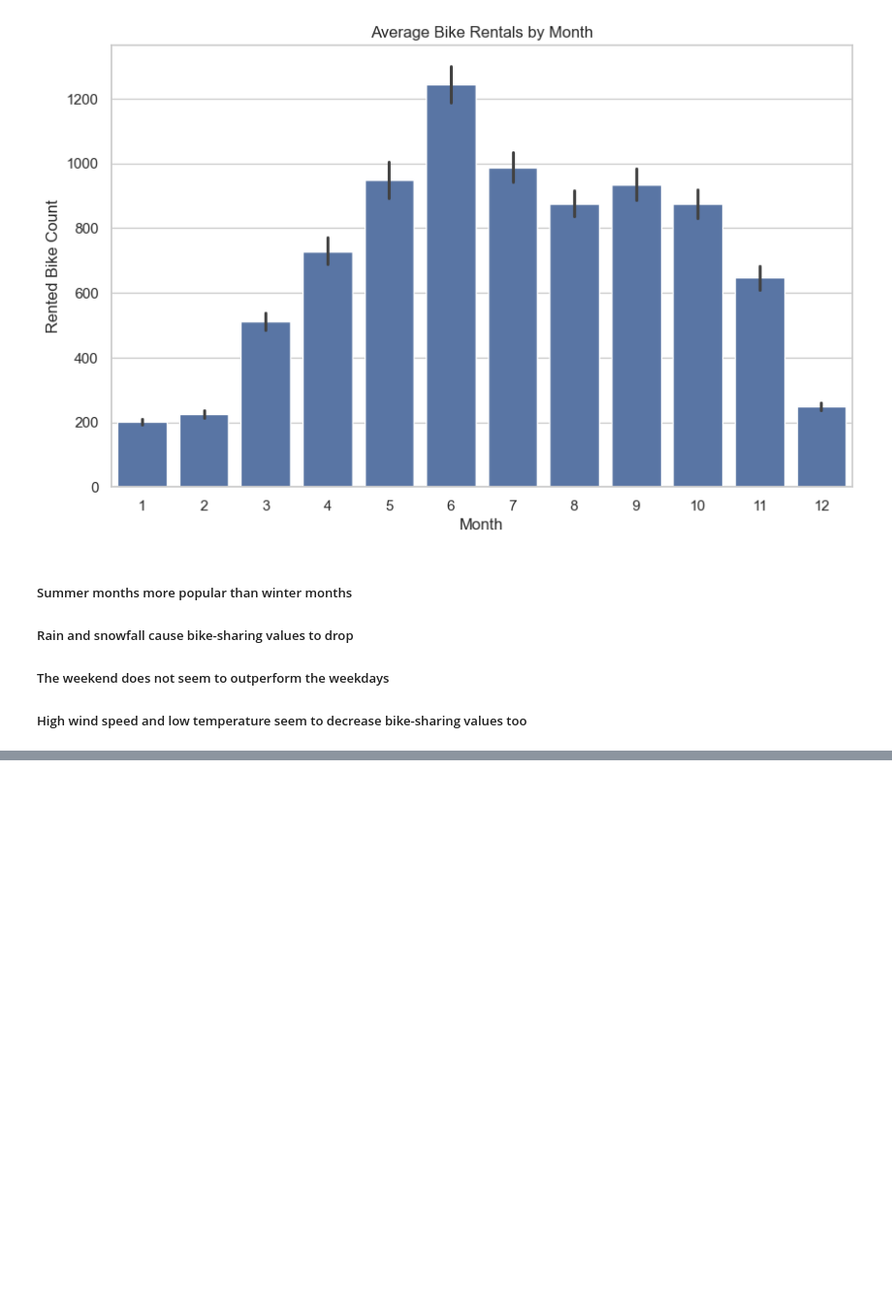
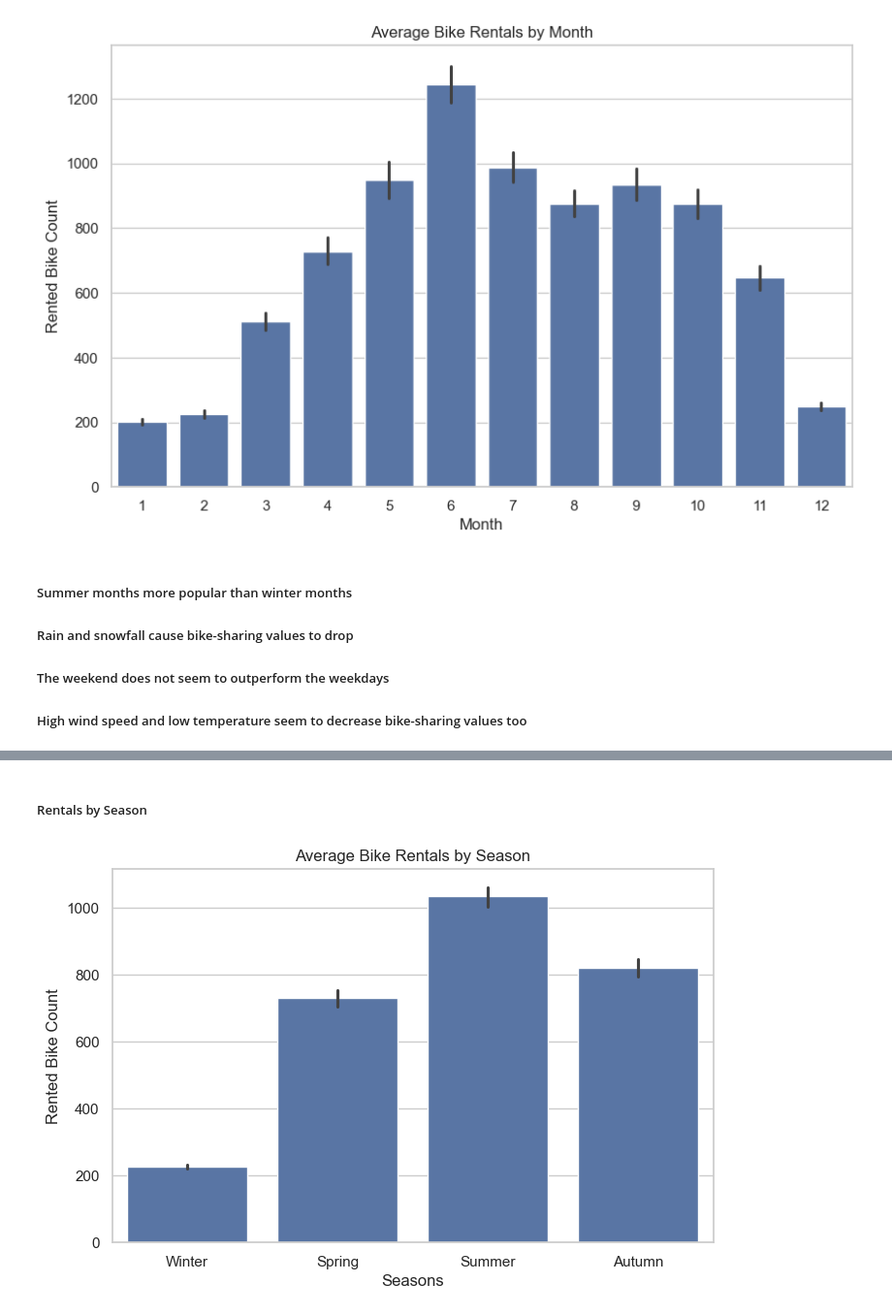
Before and after one commit to BarraHarrison/Seoul-Bike-Sharing, a Jupyter notebook: main.ipynb, the cells around one changed output, grey strips where cells are left out. Shown at 97% size. Cells and saved outputs as stored; diff of their text form; code cells hidden in the pictures; blank space fills up the shorter version.

```diff
--- a/main.ipynb
+++ b/main.ipynb
@@ -196,0 +231,9 @@ plt.show()
+# %% [markdown]
+##### Rentals by Season
+# %%
+plt.figure(figsize=(8,5))
+sns.barplot(data=df, x='Seasons', y='Rented Bike Count', estimator='mean', order=['Winter', 'Spring', 'Summer', 'Autumn'])
+plt.title('Average Bike Rentals by Season')
+plt.show()
+# %% [output]
+[figure, added]
```
Also changed, not shown: parts of 7 cells of this notebook.
